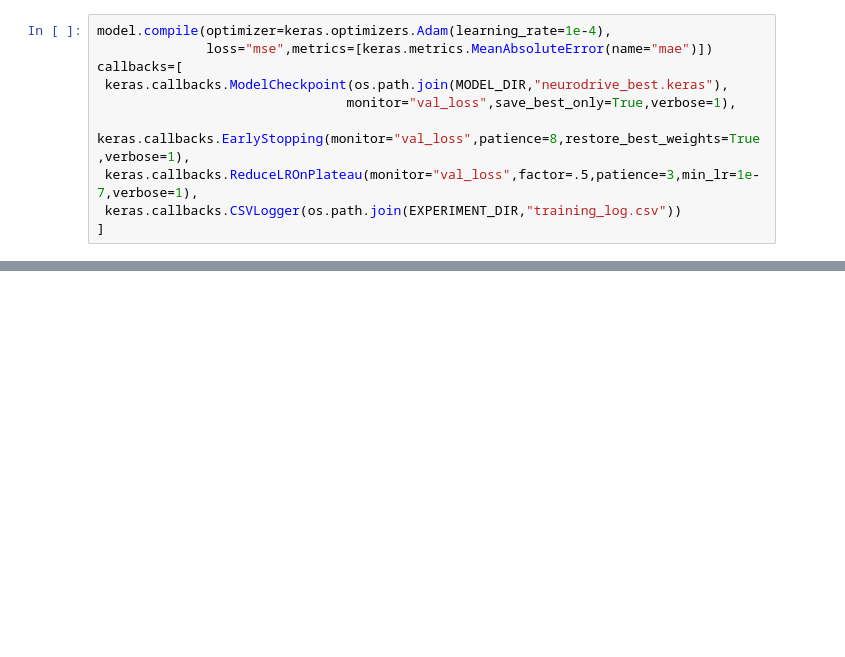
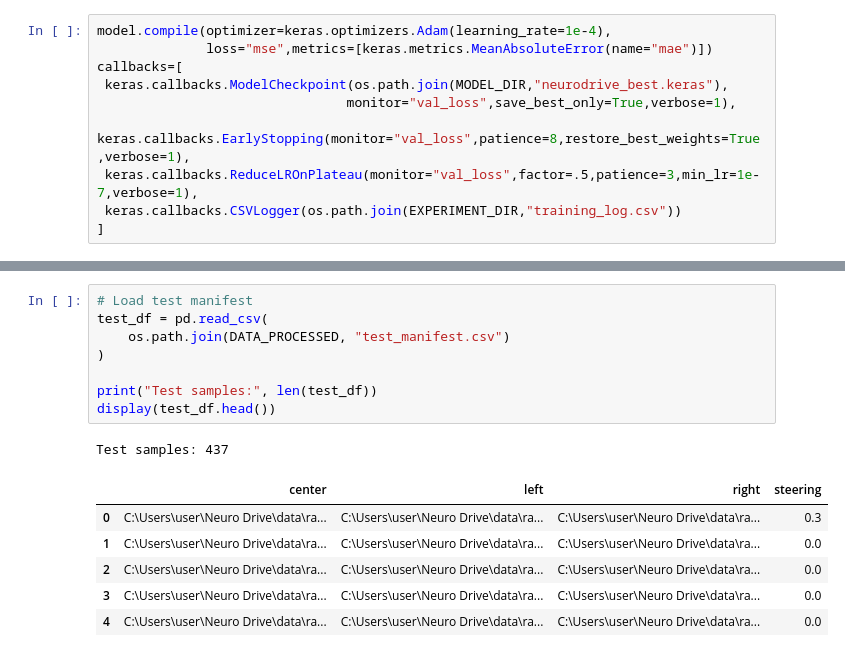
Before and after one commit to abdulraheem05/Neuro-Drive, a Jupyter notebook: notebooks/model_training.ipynb, the cells around one changed output, grey strips where cells are left out. Saved outputs shown, nothing was run; the diff lists cells and outputs as text; blank space fills up the shorter version.

```diff
--- a/notebooks/model_training.ipynb
+++ b/notebooks/model_training.ipynb
@@ -161,0 +187,16 @@ Epoch 32/40
+# %%
+# Load test manifest
+test_df = pd.read_csv(
+    os.path.join(DATA_PROCESSED, "test_manifest.csv")
+)
+
+print("Test samples:", len(test_df))
+display(test_df.head())
+# %% [output]
+Test samples: 437
+|  | center | left | right | steering |
+| 0 | C:\Users\user\Neuro Drive\data\ra... | C:\Users\user\Neuro Drive\data\ra... | C:\Users\user\Neuro Drive\data\ra... | 0.3 |
+| 1 | C:\Users\user\Neuro Drive\data\ra... | C:\Users\user\Neuro Drive\data\ra... | C:\Users\user\Neuro Drive\data\ra... | 0.0 |
+| 2 | C:\Users\user\Neuro Drive\data\ra... | C:\Users\user\Neuro Drive\data\ra... | C:\Users\user\Neuro Drive\data\ra... | 0.0 |
+| 3 | C:\Users\user\Neuro Drive\data\ra... | C:\Users\user\Neuro Drive\data\ra... | C:\Users\user\Neuro Drive\data\ra... | 0.0 |
+| 4 | C:\Users\user\Neuro Drive\data\ra... | C:\Users\user\Neuro Drive\data\ra... | C:\Users\user\Neuro Drive\data\ra... | 0.0 |
```
Also changed, not shown: parts of 6 cells of this notebook.
